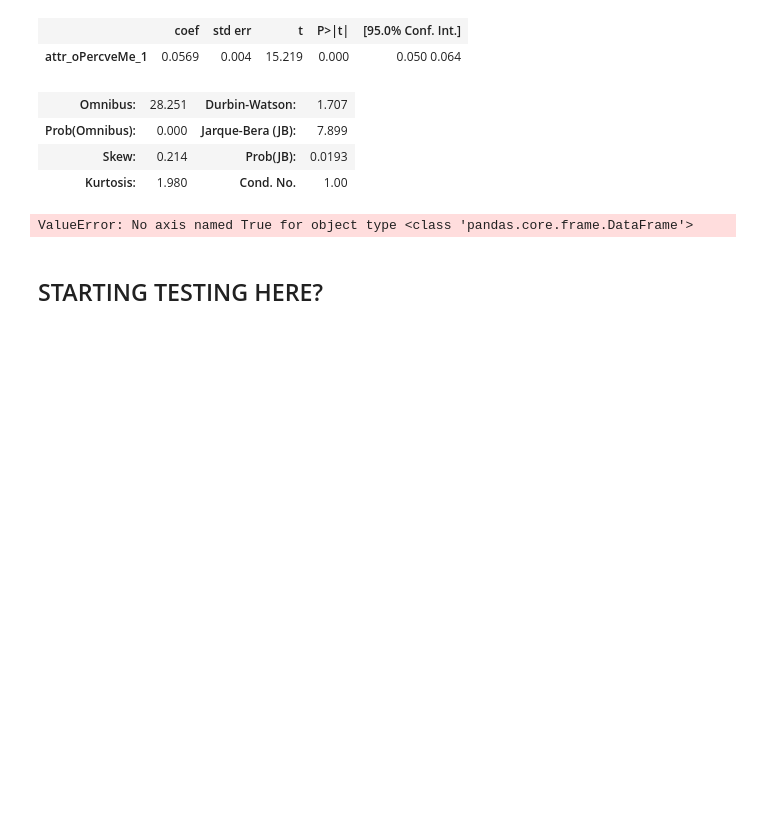
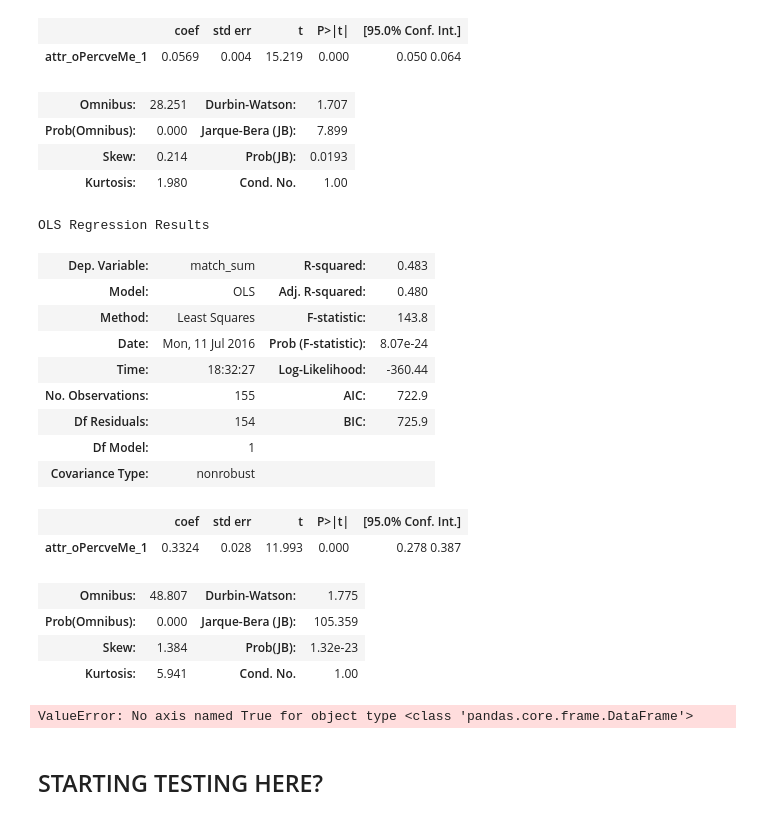
Before and after one commit to MirandaRemmer/DS-SF-23-work, a Jupyter notebook: final-project - MR/4/SpeedDatingDataset_FinalProject_REMMER_draft3.ipynb, the cells around one changed output. Saved outputs shown, nothing was run; the diff lists cells and outputs as text; code cells hidden in the pictures; blank space fills up the shorter version.

```diff
--- a/final-project - MR/4/SpeedDatingDataset_FinalProject_REMMER_draft3.ipynb
+++ b/final-project - MR/4/SpeedDatingDataset_FinalProject_REMMER_draft3.ipynb
@@ -2099,6 +2100,28 @@ OLS Regression Results
 | Prob(Omnibus): | 0.000 | Jarque-Bera (JB): | 7.899 |
 | Skew: | 0.214 | Prob(JB): | 0.0193 |
 | Kurtosis: | 1.980 | Cond. No. | 1.00 |
+# %%
+#forcing intercept to 0
+model = smf.ols(formula = 'match_sum ~ 0+ attr_oPercveMe_1', data = subsetdf_OPME1).fit()
+
+model.summary()
+# %% [output]
+OLS Regression Results
+| Dep. Variable: | match_sum | R-squared: | 0.483 |
+| Model: | OLS | Adj. R-squared: | 0.480 |
+| Method: | Least Squares | F-statistic: | 143.8 |
+| Date: | Mon, 11 Jul 2016 | Prob (F-statistic): | 8.07e-24 |
+| Time: | 18:32:27 | Log-Likelihood: | -360.44 |
+| No. Observations: | 155 | AIC: | 722.9 |
+| Df Residuals: | 154 | BIC: | 725.9 |
+| Df Model: | 1 |  |  |
+| Covariance Type: | nonrobust |  |  |
+|  | coef | std err | t | P>|t| | [95.0% Conf. Int.] |
+| attr_oPercveMe_1 | 0.3324 | 0.028 | 11.993 | 0.000 | 0.278 0.387 |
+| Omnibus: | 48.807 | Durbin-Watson: | 1.775 |
+| Prob(Omnibus): | 0.000 | Jarque-Bera (JB): | 105.359 |
+| Skew: | 1.384 | Prob(JB): | 1.32e-23 |
+| Kurtosis: | 5.941 | Cond. No. | 1.00 |
 # %%
 female_subsetdf_dropna = df_female_condensed.dropna(axis = True)
 # %% [output]
```
Also changed, not shown: parts of 1 cell of this notebook.
